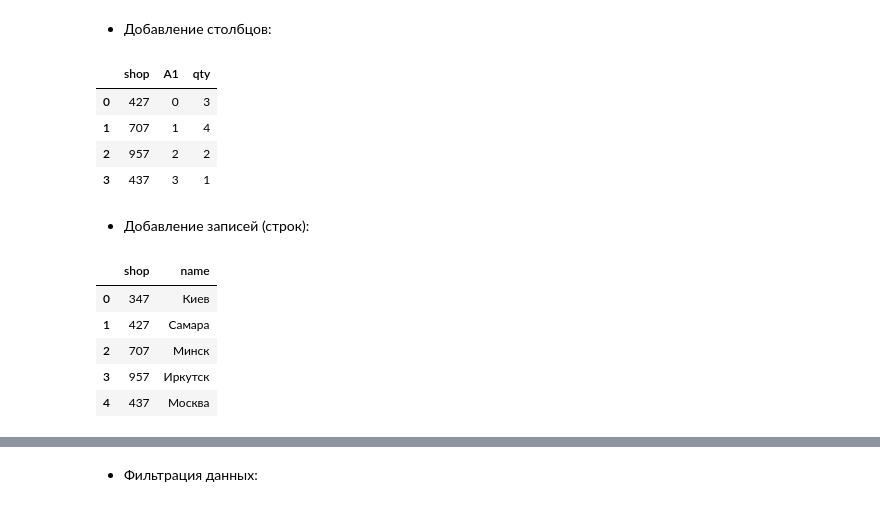
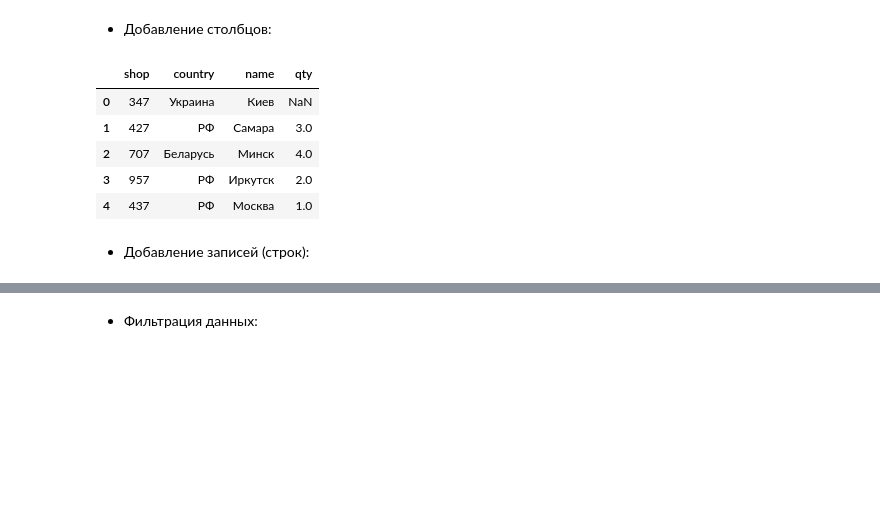
Before and after one commit to katchinsky/practice_2017, a Jupyter notebook: L 13, Pandas.ipynb, the cells around one changed output, grey strips where cells are left out. Drawn from its saved outputs; the diff is of its cells as text; code cells hidden in the pictures; blank space fills up the shorter version.

```diff
--- a/L 13, Pandas.ipynb
+++ b/L 13, Pandas.ipynb
@@ -140,8 +140,8 @@ Pandas поддерживает и работу с многомерными об
 * Объединение наборов данных:
 # %%
 df2 = read_csv("df2.txt", sep=';', decimal=',', encoding='utf-8-sig')
-res = df2.merge(df1, 'left', on='shop') # похожа на JOIN в SQL (такие же параметры: left, right, inner)
-res
+df2 = df2.merge(df1, 'left', on='shop') # похожа на JOIN в SQL (такие же параметры: left, right, inner)
+df2
 # %% [output]
 |  | shop | name | qty |
 | 0 | 347 | Киев | NaN |
@@ -152,25 +152,17 @@ res
 # %% [markdown]
 * Добавление столбцов:
 # %%
-dataset = [i for i in range(4)]
-df1.insert(1, 'A1', dataset) #Первый параметр указывает после какого столбца следует добавить столбец.
-                             #Если размерность вставляемого столбца не совпадает, будет ошибка.
-df1
+country = ['Украина', 'РФ', 'Беларусь', 'РФ', 'РФ']
+df2.insert(1, 'country', country) #Первый параметр указывает после какого столбца следует добавить столбец.
+                                 #Если размерность вставляемого столбца не совпадает, будет ошибка.
+df2
 # %% [output]
-|  | shop | A1 | qty |
-| 0 | 427 | 0 | 3 |
-| 1 | 707 | 1 | 4 |
-| 2 | 957 | 2 | 2 |
-| 3 | 437 | 3 | 1 |
+|  | shop | country | name | qty |
+| 0 | 347 | Украина | Киев | NaN |
+| 1 | 427 | РФ | Самара | 3.0 |
+| 2 | 707 | Беларусь | Минск | 4.0 |
+| 3 | 957 | РФ | Иркутск | 2.0 |
+| 4 | 437 | РФ | Москва | 1.0 |
 # %% [markdown]
 * Добавление записей (строк):
-# %%
-df2
-# %% [output]
-|  | shop | name |
-| 0 | 347 | Киев |
-| 1 | 427 | Самара |
-| 2 | 707 | Минск |
-| 3 | 957 | Иркутск |
-| 4 | 437 | Москва |
 # %%
```
Also changed, not shown: parts of 24 cells of this notebook.
